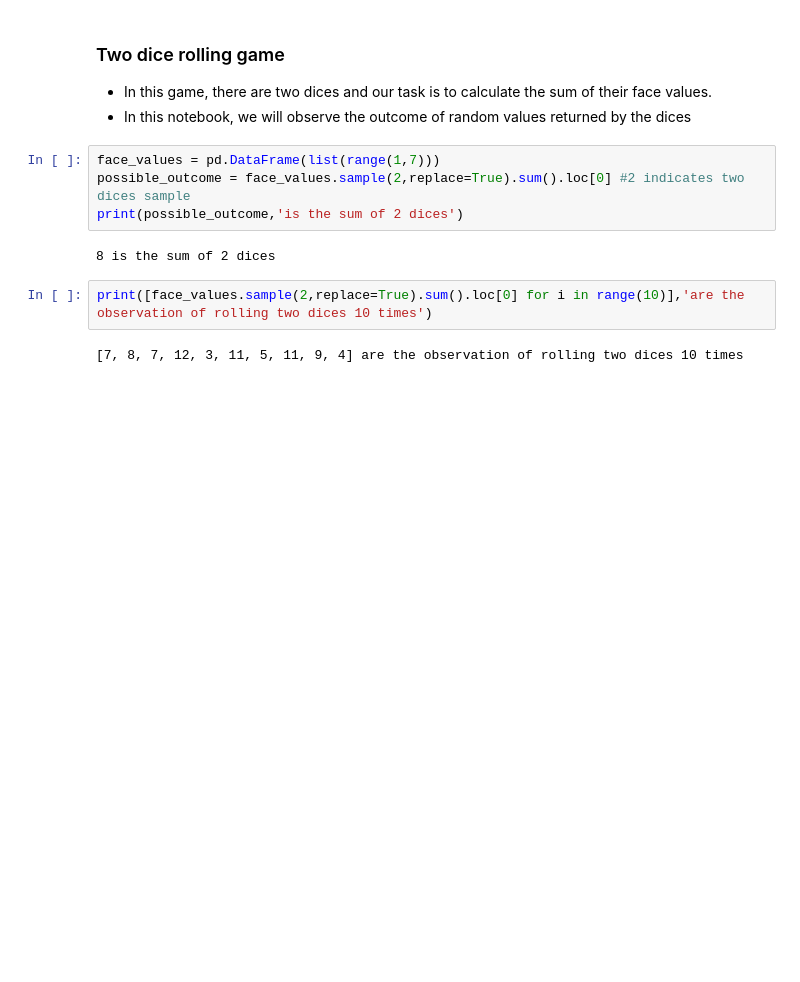
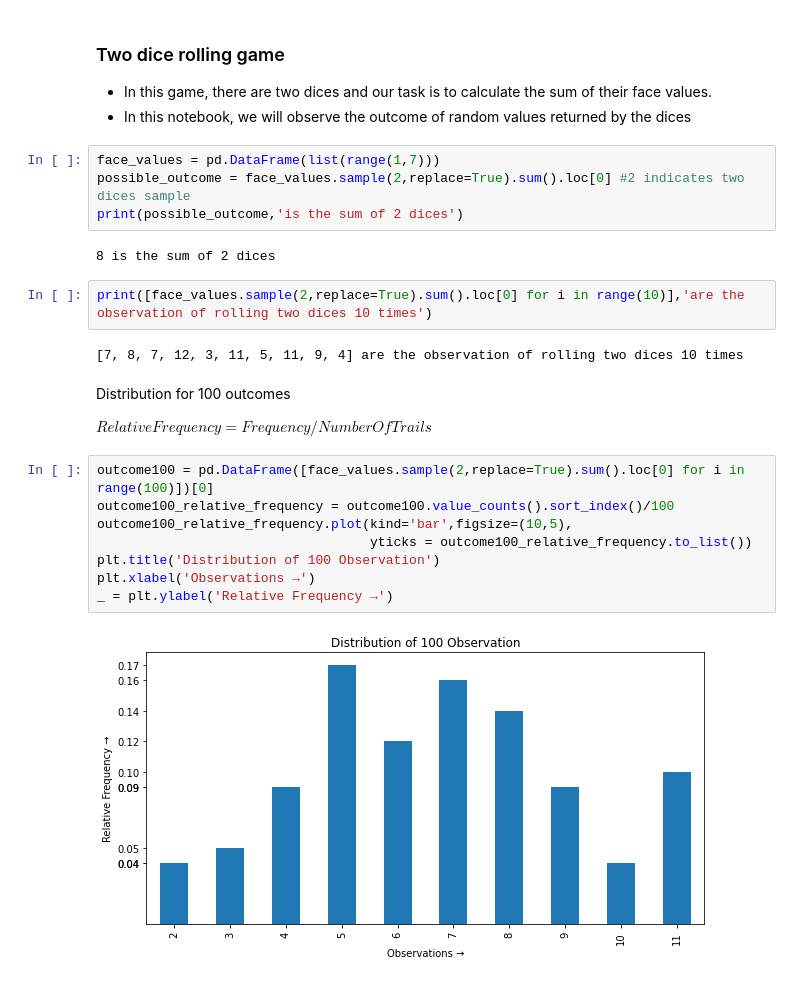
Before and after one commit to yesdeepakmittal/statistics, a Jupyter notebook: dice_rolling_game.ipynb, the cells around one changed output. Drawn from its saved outputs; the diff is of its cells as text; blank space fills up the shorter version.

```diff
--- a/dice_rolling_game.ipynb
+++ b/dice_rolling_game.ipynb
@@ -14,3 +16,17 @@ print(possible_outcome,'is the sum of 2 dices')
 print([face_values.sample(2,replace=True).sum().loc[0] for i in range(10)],'are the observation of rolling two dices 10 times')
 # %% [output]
 [7, 8, 7, 12, 3, 11, 5, 11, 9, 4] are the observation of rolling two dices 10 times
+# %% [markdown]
+Distribution for 100 outcomes
+
+$Relative Frequency = Frequency/Number Of Trails$
+# %%
+outcome100 = pd.DataFrame([face_values.sample(2,replace=True).sum().loc[0] for i in range(100)])[0]
+outcome100_relative_frequency = outcome100.value_counts().sort_index()/100
+outcome100_relative_frequency.plot(kind='bar',figsize=(10,5),
+                                   yticks = outcome100_relative_frequency.to_list())
+plt.title('Distribution of 100 Observation')
+plt.xlabel('Observations →')
+_ = plt.ylabel('Relative Frequency →')
+# %% [output]
+[figure, added]
```
Also changed, not shown: parts of 3 cells of this notebook.
